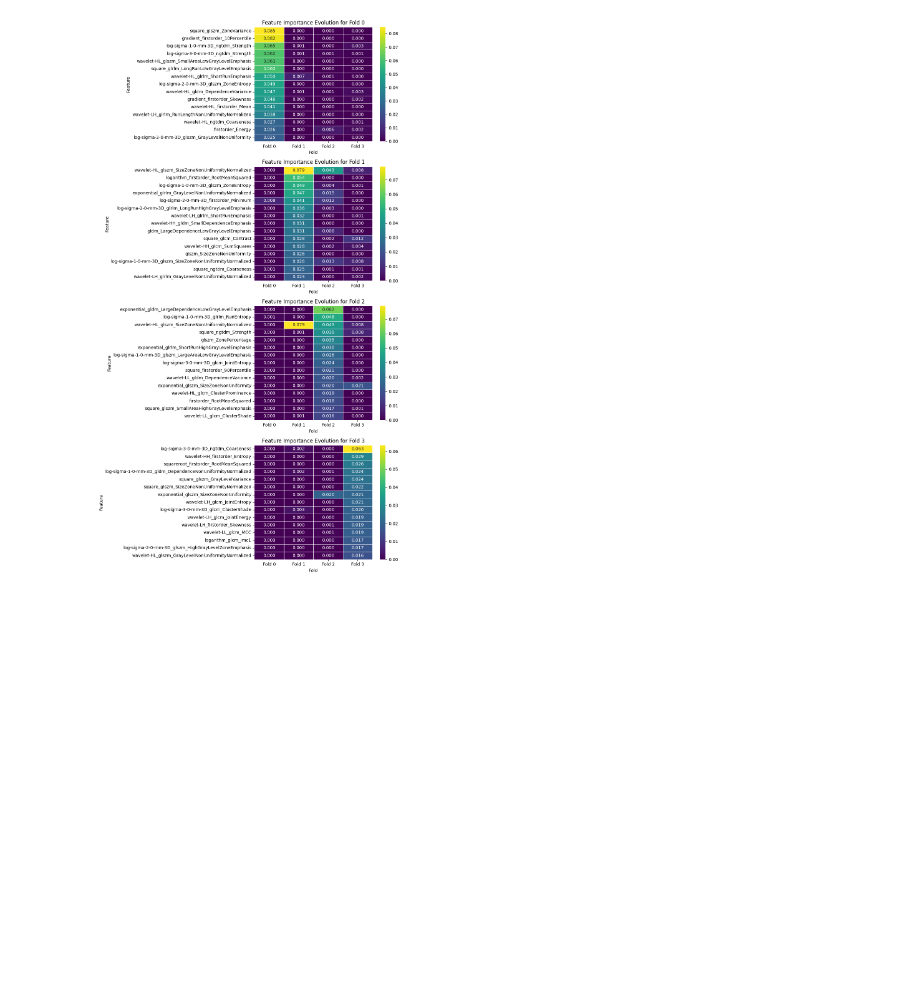
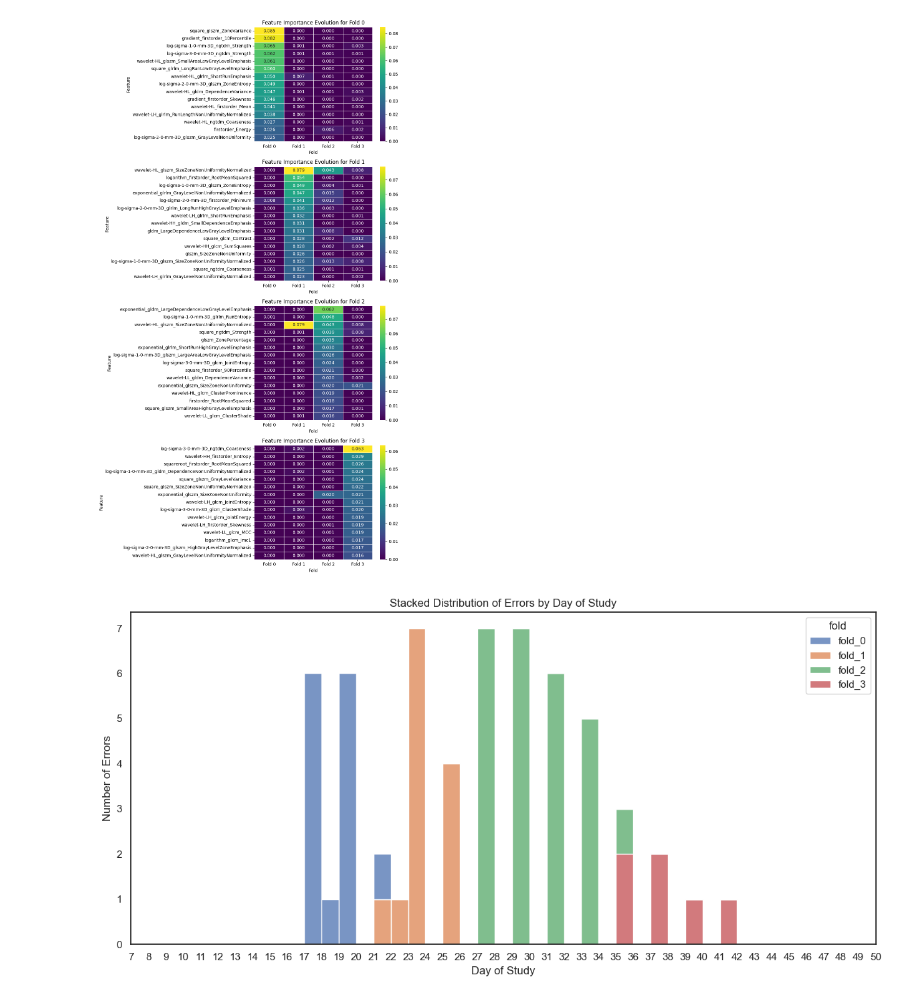
Before and after one commit to Javier200107/ML-Strategies-Inflection-Point-GL261-Response-Relapse, a Jupyter notebook: src/notebooks/hypotesis_1/hypotesis1.ipynb, the cells around one changed output. Drawn from its saved outputs; the diff is of its cells as text; code cells hidden in the pictures; blank space fills up the shorter version.

Commit message:
missclasified study

```diff
--- a/src/notebooks/hypotesis_1/hypotesis1.ipynb
+++ b/src/notebooks/hypotesis_1/hypotesis1.ipynb
@@ -53,6 +53,7 @@ TEST_SIZE = 0.3
 SEED = 42
 SAMPLE_SIZE = 10
 TOP_FEATURES = 15
+SPLIT_METHOD = 'expanding_window_split'
 
 # Hyperparameter grid for XGBClassifier
 PARAM_GRID = {
@@ -711,3 +712,100 @@ plt.tight_layout()
 plt.show()
 # %% [output]
 [figure]
+# %%
+# Define the output directory and the split method used for organizing results
+output_dir = os.path.join(OUTPUT_DIR, SPLIT_METHOD)
+
+# Load input data from the specified configuration file
+input_data = pd.read_csv(config.RADIOMICS_FINAL_FEATURES)
+
+# Determine the range of 'day_of_study' for creating histogram bins
+max_x = input_data['day_of_study'].max()
+min_x = input_data['day_of_study'].min()
+
+# Initialize containers to collect data for plotting
+plot_data = []  # Data for 'day_of_study' histogram
+groups_data = []  # Data for 'm_id' histogram
+
+# Iterate through directories to locate and process misclassified data
+for dirpath, dirnames, _ in os.walk(output_dir):
+    for dirname in dirnames:
+        # Check if a misclassified file exists in the directory
+        misclassified_file = os.path.join(output_dir, dirname, 'misclassified.csv')
+        if os.path.exists(misclassified_file):
+            # Load misclassified instances from the file
+            misclassified_instances = pd.read_csv(misclassified_file)
+            # Add a column to identify the dataset fold
+            misclassified_instances['fold'] = dirname
+            # Extract 'day_of_study' and 'fold' columns for plotting
+            plot_data.append(misclassified_instances[['day_of_study', 'fold']])
+            # Extract 'm_id' and 'fold' columns for the second plot
+            groups_data.append(misclassified_instances[['m_id', 'fold']])
+
+# Combine collected data from all folds into single DataFrames
+combined_data = pd.concat(plot_data, ignore_index=True)
+combined_data_groups = pd.concat(groups_data, ignore_index=True)
+
+# Plot 1: Stacked histogram of errors by 'day_of_study'
+plt.figure(figsize=(12, 6))
+sns.set_theme(style="white")
+sns.histplot(
+    data=combined_data,
+    x='day_of_study',
+    hue='fold',
+    bins=np.arange(min_x, max_x + 2),  # Define bins spanning the range of days
+    multiple='stack',  # Stack the histogram bars by fold
+    kde=False  # Disable kernel density estimation for this plot
+)
+
+# Customize the histogram
+plt.title("Stacked Distribution of Errors by Day of Study")
+plt.xlabel("Day of Study")
+plt.ylabel("Number of Errors")
+plt.xticks(np.arange(min_x, max_x + 2, 1))  # Set x-axis ticks at integer intervals
+plt.xlim(min_x, max_x + 1)  # Set x-axis limits to fit the data range
+plt.tight_layout()
+plt.show()
+
+# Filter 'm_id' values to include only unique entries from the input data
+unique_m_ids_in_data = sorted(input_data['m_id'].unique())
+
+# Update the 'm_id' column to use the filtered unique values
+combined_data_groups['m_id'] = pd.Categorical(
+    combined_data_groups['m_id'],
+    categories=unique_m_ids_in_data,
+    ordered=True
+)
+
+# Group data by 'm_id' and 'fold' to count occurrences
+grouped_data = (
+    combined_data_groups.groupby(['m_id', 'fold'])
+    .size()
+    .reset_index(name='count')
+)
+
+# Create a column for cumulative counts within each 'm_id'
+grouped_data['cumulative_count'] = grouped_data.groupby('m_id')['count'].cumsum()
+
+# Plot 2: Stacked bar chart of errors by 'm_id'
+plt.figure(figsize=(12, 6))
+sns.set_theme(style="white")
+
+# Generate a stacked bar chart
+sns.barplot(
+    data=grouped_data,
+    x='m_id',
+    y='cumulative_count',
+    hue='fold',
+    dodge=False  # Ensure bars are stacked directly on top of each other
+)
+
+# Customize the bar chart
+plt.title("Stacked Distribution of Misclassified Groups by Mouse ID")
+plt.xlabel("Mouse ID (m_id)")
+plt.ylabel("Cumulative Number of Errors")
+plt.xticks(rotation=45, ha="right")  # Rotate x-axis labels for readability
+plt.tight_layout()
+plt.show()
+# %% [output]
+[figure, added]
```
Also changed, not shown: parts of 2 cells of this notebook, 3 other files.
